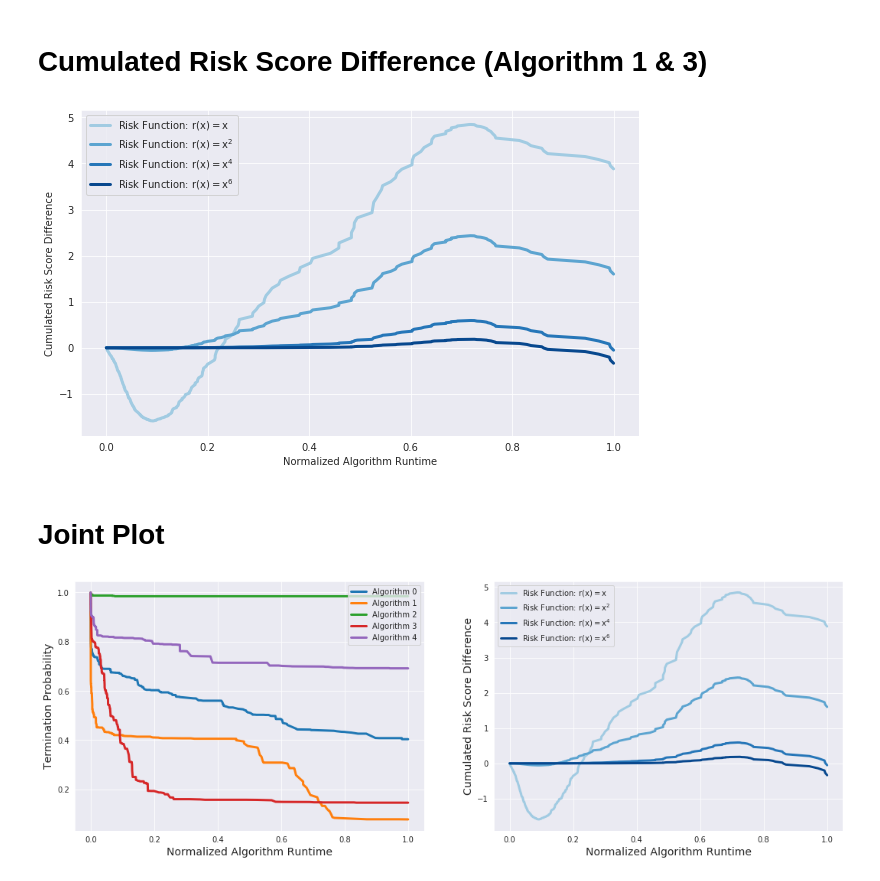
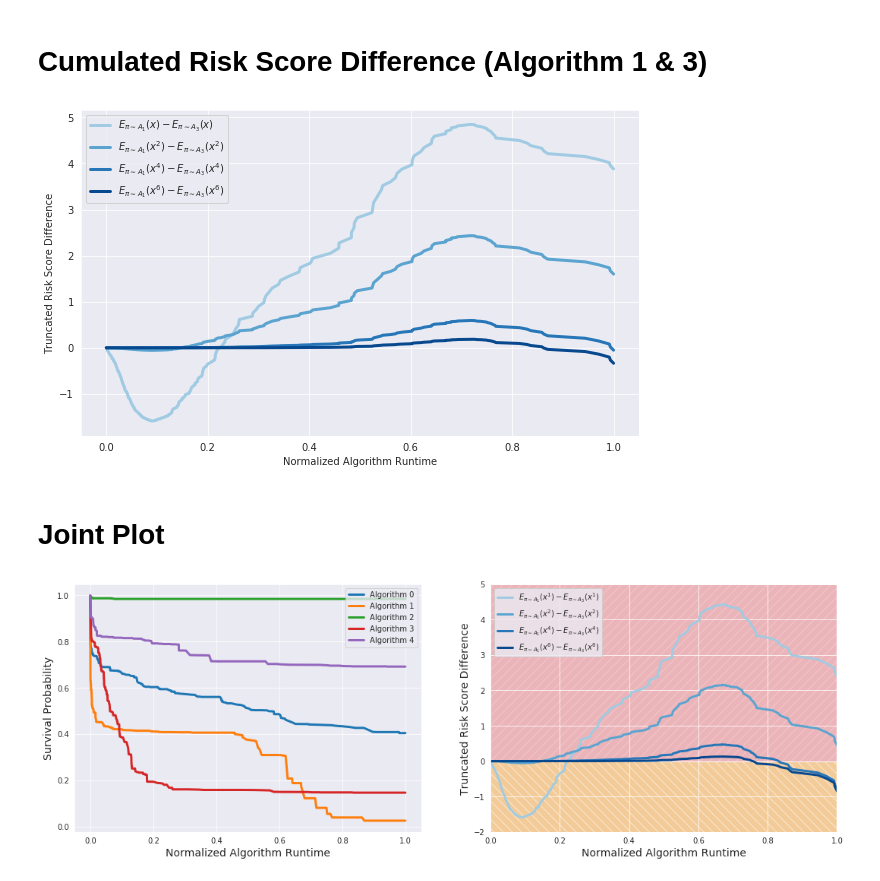
Before and after one commit to alexandertornede/algorithm_survival_analysis, a Jupyter notebook: survival_tests/results/visualization.ipynb, the cells around one changed output. Drawn from its saved outputs; the diff is of its cells as text; code cells hidden in the pictures.

```diff
--- a/survival_tests/results/visualization.ipynb
+++ b/survival_tests/results/visualization.ipynb
@@ -256,7 +352,7 @@ for alg_id in range(num_algorithms):
 # set figure settings
 fig, ax = plt.subplots(figsize=(12, 9))
 ax.ticklabel_format(useOffset=False, style='plain')
-ax.set_ylabel('Termination Probability')
+ax.set_ylabel('Survival Probability')
 ax.set_xlabel('Normalized Algorithm Runtime')
 
 # plot survival functions
@@ -276,7 +372,7 @@ risk_funcs = [lambda x: x, lambda x: x**2, lambda x: x**5]
 
 for ax_num, risk_func in enumerate(risk_funcs):
     axes[ax_num].ticklabel_format(useOffset=False, style='plain')
-    axes[ax_num].set_ylabel('Cumulated Risk Score')
+    axes[ax_num].set_ylabel('Truncated Risk Score')
     axes[ax_num].set_xlabel('Normalized Algorithm Runtime')
     if ax_num == 0:
         axes[ax_num].set_title('Risk Function: $\mathrm{r(x) = x}$')
@@ -306,7 +402,7 @@ risk_funcs = [lambda x: x, lambda x: x**3, lambda x: x**6]
 
 for ax_num, risk_func in enumerate(risk_funcs):
     axes[ax_num].ticklabel_format(useOffset=False, style='plain')
-    axes[ax_num].set_ylabel('Cumulated Risk Score')
+    axes[ax_num].set_ylabel('Truncated Risk Score')
     axes[ax_num].set_xlabel('Normalized Algorithm Runtime')
     if ax_num == 0:
         axes[ax_num].set_title('Risk Function: $\mathrm{r(x) = x}$')
@@ -335,7 +431,7 @@ alg_1 = subset[1]
 
 fig, ax = plt.subplots(figsize=(10, 6))
 ax.ticklabel_format(useOffset=False, style='plain')
-ax.set_ylabel('Cumulated Risk Score Difference')
+ax.set_ylabel('Truncated Risk Score Difference')
 ax.set_xlabel('Normalized Algorithm Runtime')
 
 # compute all events occuring for algorithm 1 and algorithm 3
@@ -362,15 +458,15 @@ y4 = np.cumsum(difference * overall_events**6)
 
 palette = sns.color_palette("Blues", 10)
 
-sns.lineplot(x=overall_events, y=y1, ax=ax, label='Risk Function: $\mathrm{r(x) = x}$', color=palette[3])
-sns.lineplot(x=overall_events, y=y2, ax=ax, label='Risk Function: $\mathrm{r(x) = x^2}$', color=palette[5])
-sns.lineplot(x=overall_events, y=y3, ax=ax, label='Risk Function: $\mathrm{r(x) = x^4}$', color=palette[7])
-sns.lineplot(x=overall_events, y=y4, ax=ax, label='Risk Function: $\mathrm{r(x) = x^6}$', color=palette[9])
+sns.lineplot(x=overall_events, y=y1, ax=ax, label='$E_{\pi \sim A_1}(x) - E_{\pi \sim A_3}(x)$', color=palette[3])
+sns.lineplot(x=overall_events, y=y2, ax=ax, label='$E_{\pi \sim A_1}(x^2) - E_{\pi \sim A_3}(x^2)$', color=palette[5])
+sns.lineplot(x=overall_events, y=y3, ax=ax, label='$E_{\pi \sim A_1}(x^4) - E_{\pi \sim A_3}(x^4)$', color=palette[7])
+sns.lineplot(x=overall_events, y=y4, ax=ax, label='$E_{\pi \sim A_1}(x^6) - E_{\pi \sim A_3}(x^6)$', color=palette[9])
 
 fig.savefig(r'./risk_score_differences.pdf')
 fig.show()
 # %% [output]
-[figure, old version]
+[figure, new version]
 # %% [markdown]
 # Joint Plot
 # %%
@@ -380,7 +476,7 @@ fig, axes = plt.subplots(1, 2, figsize=(18, 6))
 
 ### Survival Plot ###
 axes[0].ticklabel_format(useOffset=False, style='plain')
-axes[0].set_ylabel('Termination Probability', fontsize=14)
+axes[0].set_ylabel('Survival Probability', fontsize=14)
 axes[0].set_xlabel('Normalized Algorithm Runtime', fontsize=14)
 
 # plot survival functions
@@ -390,44 +486,54 @@ for alg_id in range(num_algorithms):
 
 
 ### Cumulated Risk Score Difference Plot ###
+axes[1].set_ylim([-2.0, 5.0])
+axes[1].set_xlim([0.0, 1.0])
+
+
 subset = [1, 3]
 alg_0 = subset[0]
 alg_1 = subset[1]
 
 axes[1].ticklabel_format(useOffset=False, style='plain')
-axes[1].set_ylabel('Cumulated Risk Score Difference',  fontsize=14)
+axes[1].set_ylabel('Truncated Risk Score Difference',  fontsize=14)
 axes[1].set_xlabel('Normalized Algorithm Runtime', fontsize=14)
 
 # compute all events occuring for algorithm 1 and algorithm 3
 overall_events = set(event for alg_id in subset for event in event_times[alg_id].tolist())
 overall_events.update([0.0, algorithm_cutoff_time])
 overall_events = sorted(overall_events)
 
 # compute all respective differences regarding the algorithms' survival probabilities
 difference = np.zeros(len(overall_events))
 for event_idx, event in enumerate(overall_events):
     # get index of respective survival probability for each algorithm
     idx = np.zeros(len(subset), dtype=int)
     for num, alg_id in enumerate(subset):
         idx[num] = np.argmax(event_times[alg_id] >= event)
 
     difference[event_idx] = survival_functions[alg_0][idx[0]] - survival_functions[alg_1][idx[1]]
 
 overall_events = np.asarray(overall_events) / algorithm_cutoff_time
 
 y1 = np.cumsum(difference * overall_events)
 y2 = np.cumsum(difference * overall_events**2)
 y3 = np.cumsum(difference * overall_events**4)
 y4 = np.cumsum(difference * overall_events**6)
 
 palette = sns.color_palette("Blues", 10)
 
-sns.lineplot(x=overall_events, y=y1, ax=axes[1], label='Risk Function: $\mathrm{r(x) = x}$', color=palette[3])
-sns.lineplot(x=overall_events, y=y2, ax=axes[1], label='Risk Function: $\mathrm{r(x) = x^2}$', color=palette[5])
-sns.lineplot(x=overall_events, y=y3, ax=axes[1], label='Risk Function: $\mathrm{r(x) = x^4}$', color=palette[7])
-sns.lineplot(x=overall_events, y=y4, ax=axes[1], label='Risk Function: $\mathrm{r(x) = x^6}$', color=palette[9])
+sns.lineplot(x=overall_events, y=y1, ax=axes[1], label='$E_{\pi \sim A_1}(x^1) - E_{\pi \sim A_3}(x^1)$', color=palette[3])
+sns.lineplot(x=overall_events, y=y2, ax=axes[1], label='$E_{\pi \sim A_1}(x^2) - E_{\pi \sim A_3}(x^2)}$', color=palette[5])
+sns.lineplot(x=overall_events, y=y3, ax=axes[1], label='$E_{\pi \sim A_1}(x^4) - E_{\pi \sim A_3}(x^4)$', color=palette[7])
+sns.lineplot(x=overall_events, y=y4, ax=axes[1], label='$E_{\pi \sim A_1}(x^6) - E_{\pi \sim A_3}(x^6)$', color=palette[9])
+
+fb1 = axes[1].fill_between([0.0, 1.0], y1=[0.0, 0.0], y2=[5.0, 5.0], facecolor="#f03838", zorder=0, alpha=0.3)
+fb1.set_hatch('//')
+
+fb2 = axes[1].fill_between([0.0, 1.0], y1=[0.0, 0.0], y2=[-2.0, -2.0], facecolor="#fab75d", zorder=0, alpha=0.6)
+fb2.set_hatch("\\\\")
 
 fig.savefig(r'./joint_plot.pdf')
 fig.show()
 # %% [output]
-[figure, old version]
+[figure, new version]
```
Also changed, not shown: parts of 4 cells of this notebook, 13 other files.
